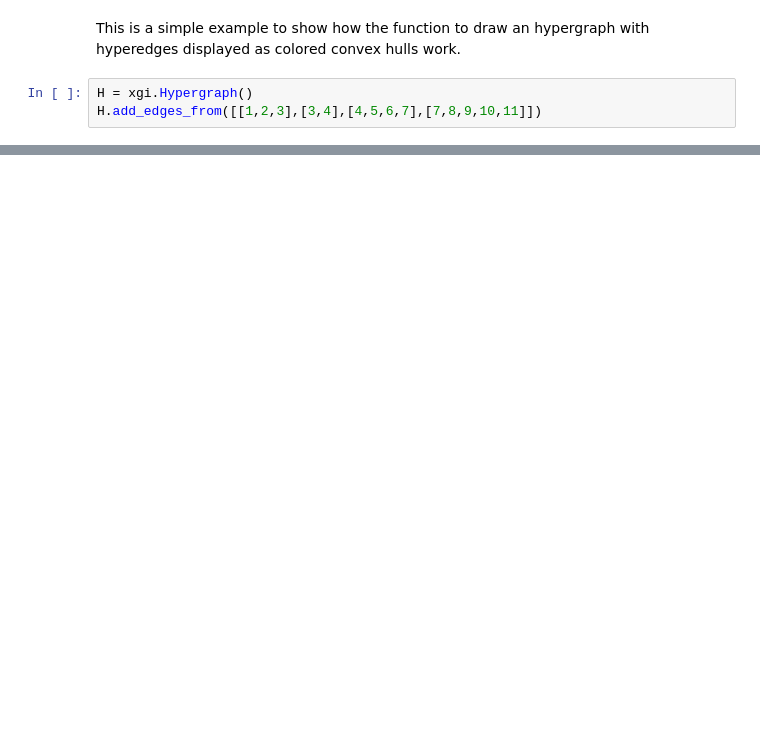
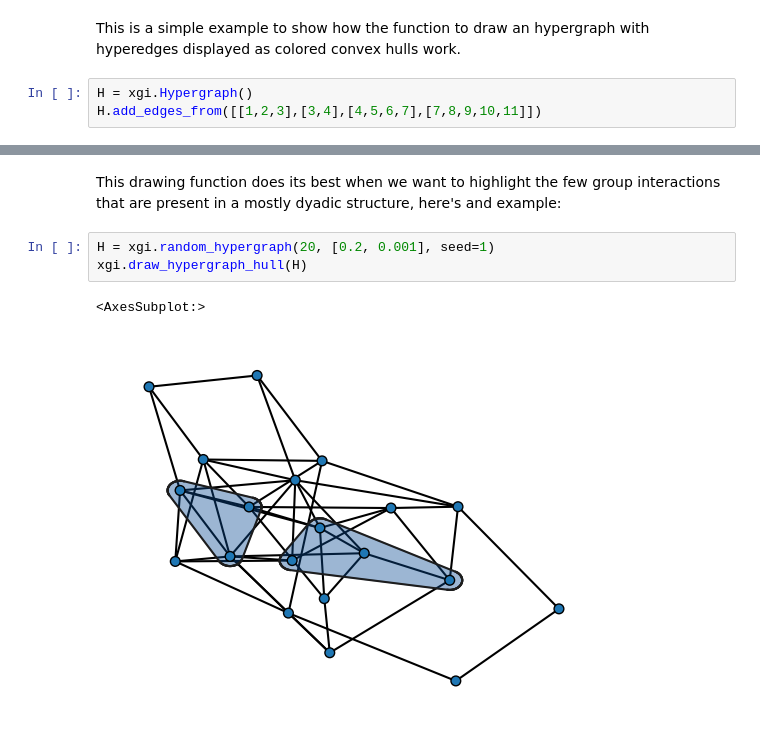
Before and after one commit to xgi-org/xgi, a Jupyter notebook: convex_hull_drawing_example.ipynb, the cells around one changed output, grey strips where cells are left out. Saved outputs shown, nothing was run; the diff lists cells and outputs as text; blank space fills up the shorter version.

```diff
--- a/convex_hull_drawing_example.ipynb
+++ b/convex_hull_drawing_example.ipynb
@@ -14,0 +39,8 @@ xgi.draw_hypergraph_hull(H)
+# %% [markdown]
+This drawing function does its best when we want to highlight the few group interactions that are present in a mostly dyadic structure, here's and example:
+# %%
+H = xgi.random_hypergraph(20, [0.2, 0.001], seed=1)
+xgi.draw_hypergraph_hull(H)
+# %% [output]
+<AxesSubplot:>
+[figure, added]
```
Also changed, not shown: parts of 9 cells of this notebook.
